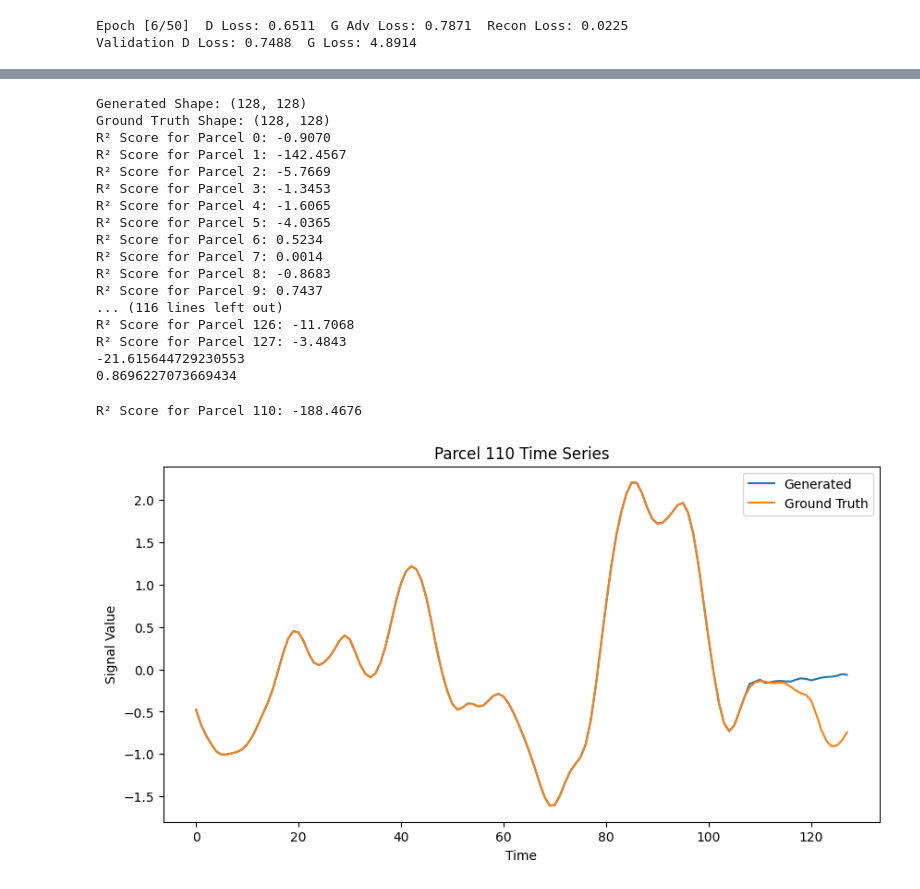
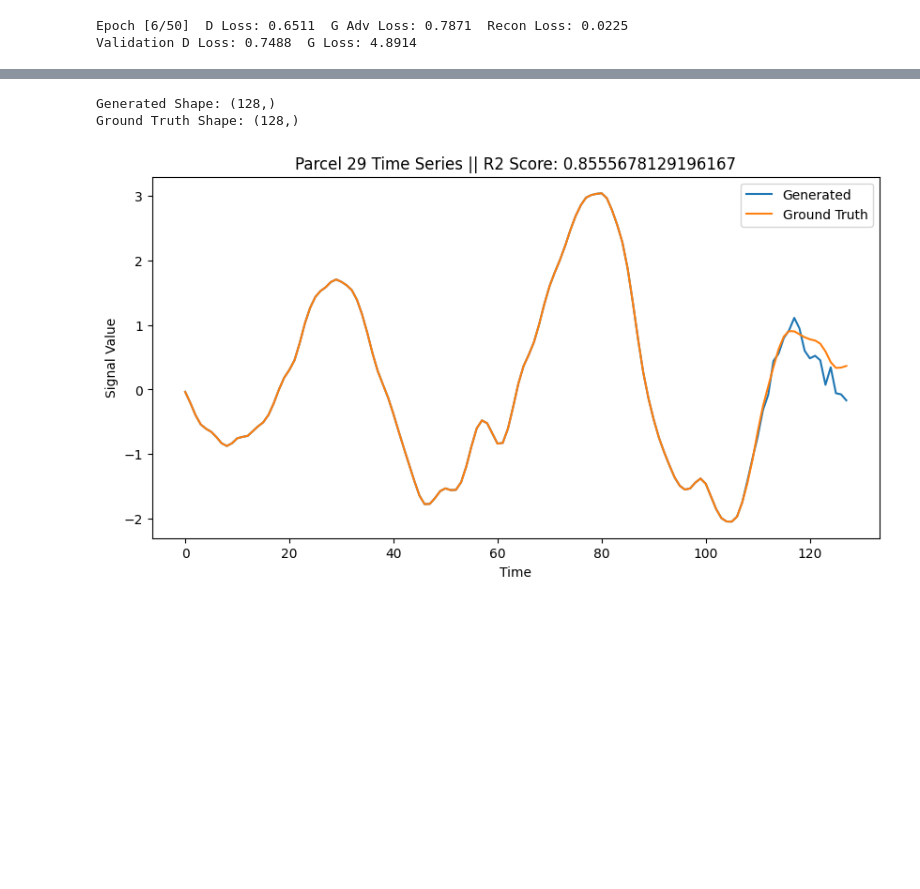
Before and after one commit to pranavgupta2603/fmri-ts-inpainting, a Jupyter notebook: trying_inpaiting.ipynb, the cells around one changed output, grey strips where cells are left out. Saved outputs shown, nothing was run; the diff lists cells and outputs as text; code cells hidden in the pictures; blank space fills up the shorter version.

```diff
--- a/trying_inpaiting.ipynb
+++ b/trying_inpaiting.ipynb
@@ -730,55 +598,28 @@ with torch.no_grad():
 # %%
 # Select a specific parcel (e.g., the first parcel)
+parcel_index = 29 # Change as needed
 
 # Extract the time series for the selected parcel
-gen = generated_patch[0, 0, :, -20:]  # Shape: [timesteps]
-tar = target_patch[0, 0, :, :]     # Shape: [timesteps]
-gen = np.concatenate((tar[:, :-20], gen), axis=1)
+gen = generated_patch[0, 0, parcel_index, -20:]  # Shape: [timesteps]
+tar = target_patch[0, 0, parcel_index, :]     # Shape: [timesteps]
+# gen is target till 108 + the generated part
+gen = np.concatenate((tar[:-20], gen), axis=0)
+
+r2 = r2_score(gen[-20:], tar[-20:])
 
 print(f"Generated Shape: {gen.shape}")
 print(f"Ground Truth Shape: {tar.shape}")
 
-# Compute R² score
-from sklearn.metrics import r2_score
-#reshape from 32, 1, 128, 128 to 128, 20
-avg = 0
-for i in range(128):
-    r2 = r2_score(gen[i, -20:], tar[i, -20:])
-    avg += r2
-    print(f"R² Score for Parcel {i}: {r2:.4f}")
-print(avg / 128)
-print(r2_score(gen.flatten(), tar.flatten()))
+# Plot the time series
+plt.figure(figsize=(10, 5))
+plt.plot(gen, label="Generated")
+plt.plot(tar, label="Ground Truth")
+plt.legend()
+plt.title(f"Parcel {parcel_index} Time Series || R2 Score: {r2}")
+plt.xlabel("Time")
+plt.ylabel("Signal Value")
+plt.show()
 # %% [output]
-Generated Shape: (128, 128)
-Ground Truth Shape: (128, 128)
-R² Score for Parcel 0: -0.9070
-R² Score for Parcel 1: -142.4567
-R² Score for Parcel 2: -5.7669
-R² Score for Parcel 3: -1.3453
-R² Score for Parcel 4: -1.6065
-R² Score for Parcel 5: -4.0365
-R² Score for Parcel 6: 0.5234
-R² Score for Parcel 7: 0.0014
-R² Score for Parcel 8: -0.8683
-R² Score for Parcel 9: 0.7437
-... (116 lines left out)
-R² Score for Parcel 126: -11.7068
-R² Score for Parcel 127: -3.4843
--21.615644729230553
-0.8696227073669434
+Generated Shape: (128,)
+Ground Truth Shape: (128,)
+[figure, added]
-# %%
-# Plot the time series
-parcel_index = 110
-plt.figure(figsize=(10, 5))
-plt.plot(gen[parcel_index], label="Generated")
-plt.plot(tar[parcel_index], label="Ground Truth")
-r2  = r2_score(gen[parcel_index, -20:], tar[parcel_index, -20:])
-print(f"R² Score for Parcel {parcel_index}: {r2:.4f}")
-plt.legend()
-plt.title(f"Parcel {parcel_index} Time Series")
-plt.xlabel("Time")
-plt.ylabel("Signal Value")
-plt.show()
-# %% [output]
-R² Score for Parcel 110: -188.4676
-[figure, removed]
```
Also changed, not shown: parts of 11 cells of this notebook, 1 other file.
